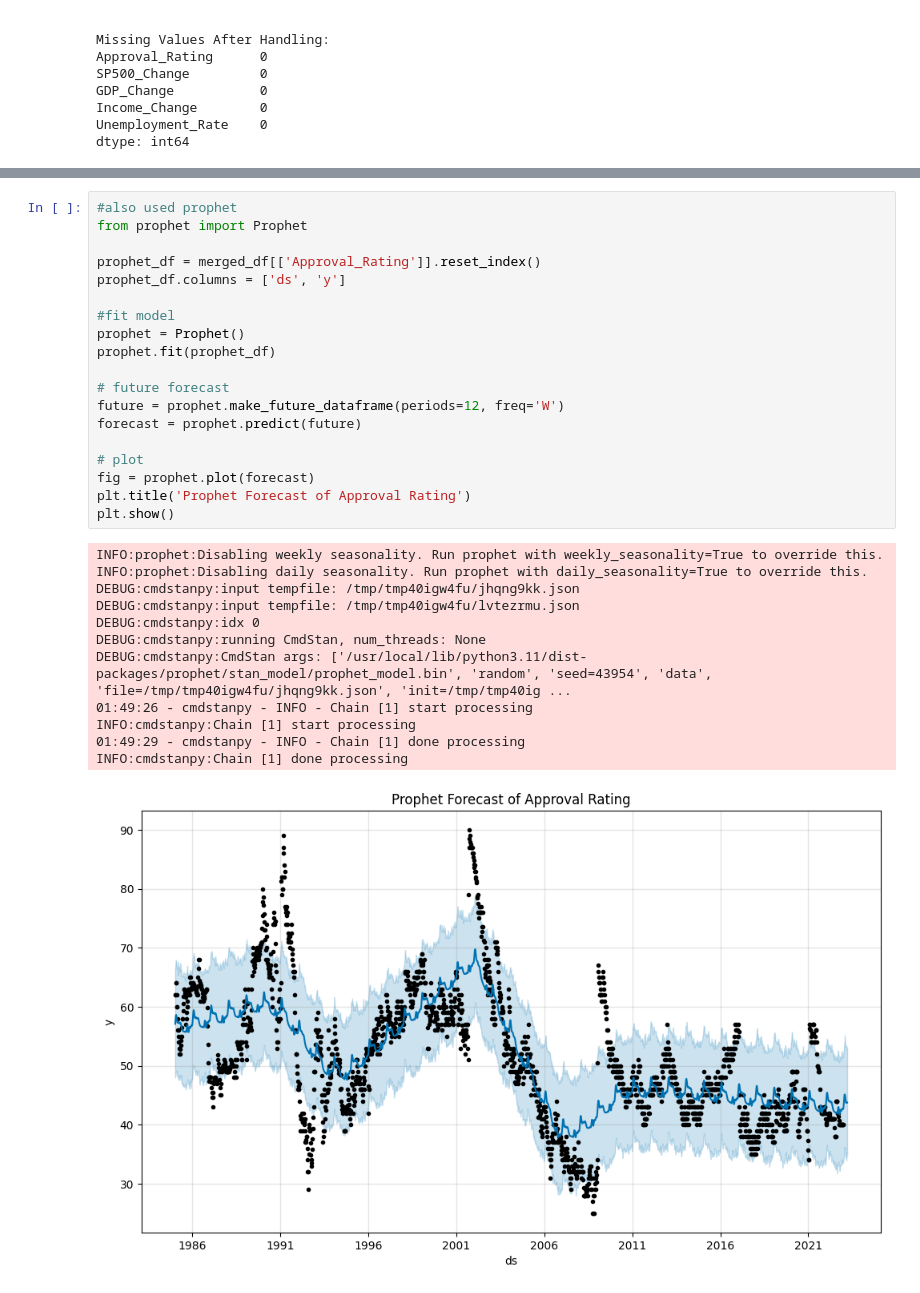
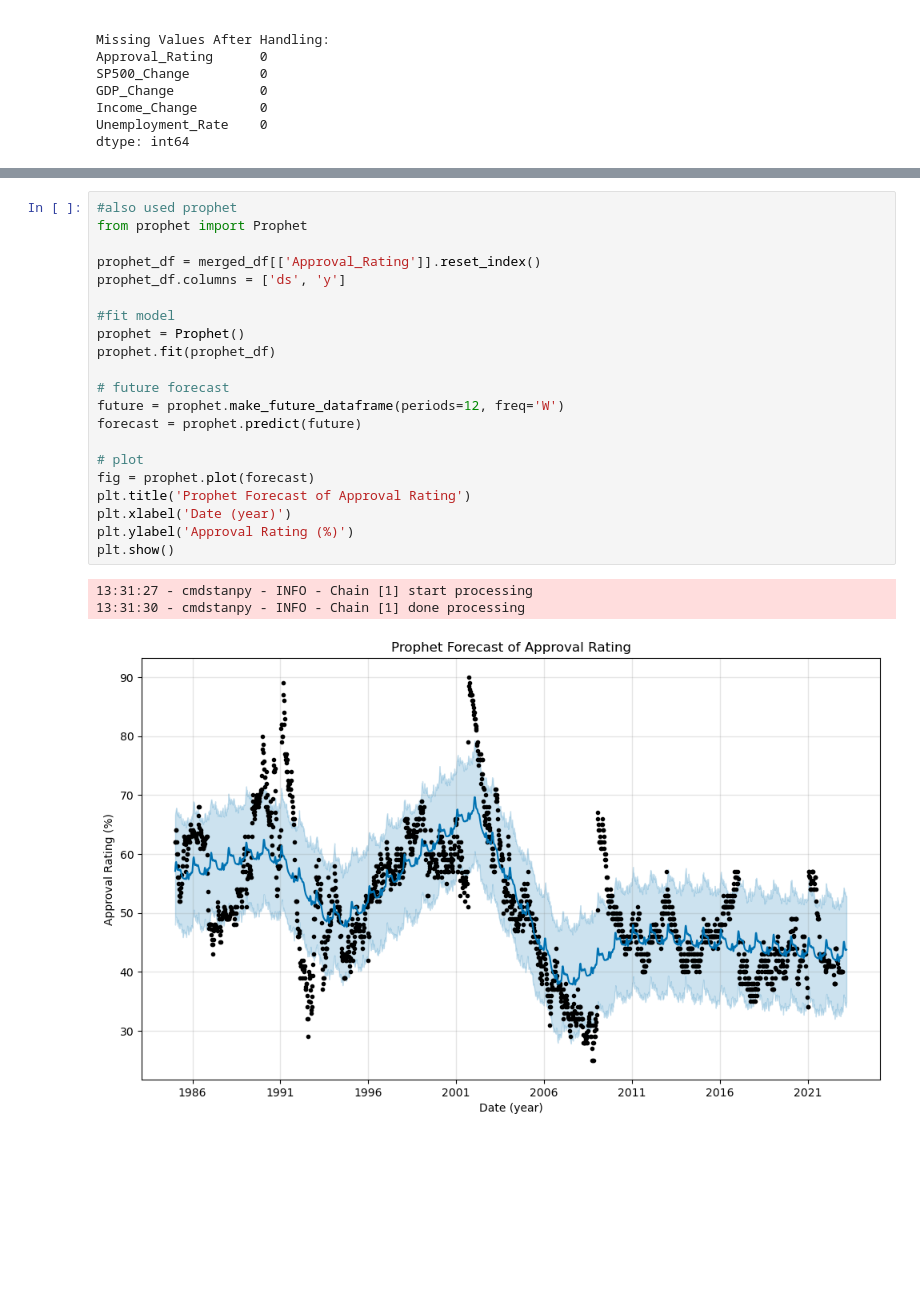
Before and after one commit to ArjunaBazaz/Presidential_Approval_Rating_Prediction, a Jupyter notebook: SCRIPTS/4_time_series_analysis.ipynb, the cells around one changed output, grey strips where cells are left out. Drawn from its saved outputs; the diff is of its cells as text; blank space fills up the shorter version.

```diff
--- a/SCRIPTS/4_time_series_analysis.ipynb
+++ b/SCRIPTS/4_time_series_analysis.ipynb
@@ -243,35 +247,28 @@ plt.show()
 # %%
 #also used prophet
 from prophet import Prophet
 
 prophet_df = merged_df[['Approval_Rating']].reset_index()
 prophet_df.columns = ['ds', 'y']
 
 #fit model
 prophet = Prophet()
 prophet.fit(prophet_df)
 
 # future forecast
 future = prophet.make_future_dataframe(periods=12, freq='W')
 forecast = prophet.predict(future)
 
 # plot
 fig = prophet.plot(forecast)
 plt.title('Prophet Forecast of Approval Rating')
+plt.xlabel('Date (year)')
+plt.ylabel('Approval Rating (%)')
 plt.show()
 # %% [output]
-INFO:prophet:Disabling weekly seasonality. Run prophet with weekly_seasonality=True to override this.
-INFO:prophet:Disabling daily seasonality. Run prophet with daily_seasonality=True to override this.
-DEBUG:cmdstanpy:input tempfile: /tmp/tmp40igw4fu/jhqng9kk.json
-DEBUG:cmdstanpy:input tempfile: /tmp/tmp40igw4fu/lvtezrmu.json
-DEBUG:cmdstanpy:idx 0
-DEBUG:cmdstanpy:running CmdStan, num_threads: None
-DEBUG:cmdstanpy:CmdStan args: ['/usr/local/lib/python3.11/dist-packages/prophet/stan_model/prophet_model.bin', 'random', 'seed=43954', 'data', 'file=/tmp/tmp40igw4fu/jhqng9kk.json', 'init=/tmp/tmp40ig ...
-01:49:26 - cmdstanpy - INFO - Chain [1] start processing
-INFO:cmdstanpy:Chain [1] start processing
-01:49:29 - cmdstanpy - INFO - Chain [1] done processing
-INFO:cmdstanpy:Chain [1] done processing
+13:31:27 - cmdstanpy - INFO - Chain [1] start processing
+13:31:30 - cmdstanpy - INFO - Chain [1] done processing
-[figure, old version]
+[figure, new version]
 # %%
 from sklearn.metrics import mean_squared_error
 import numpy as np
```
Also changed, not shown: parts of 8 cells of this notebook, 5 other files.
